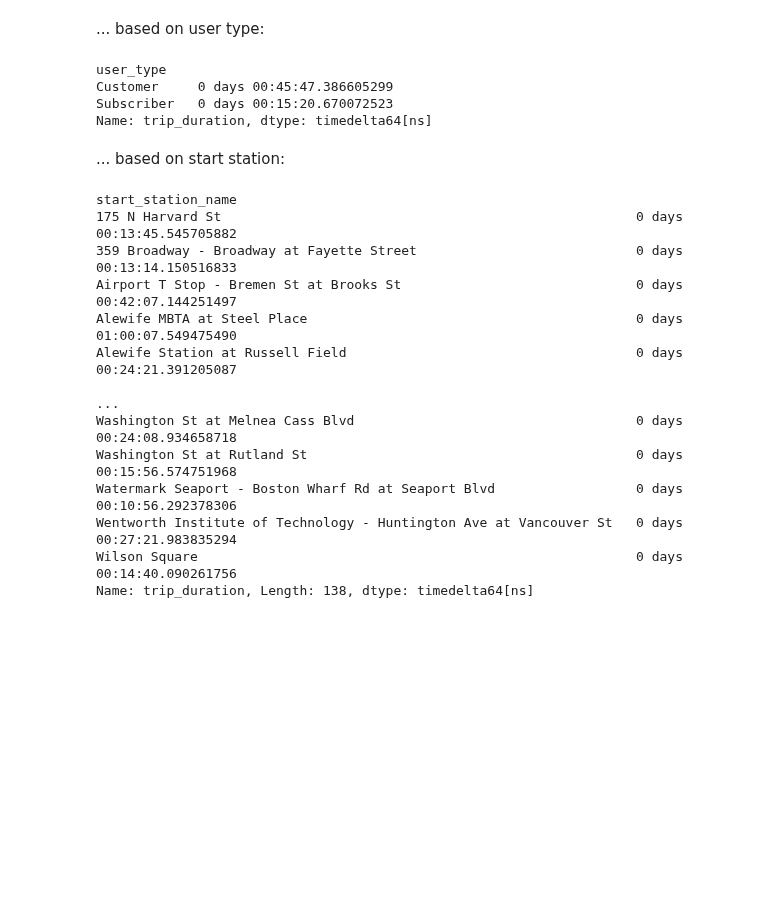
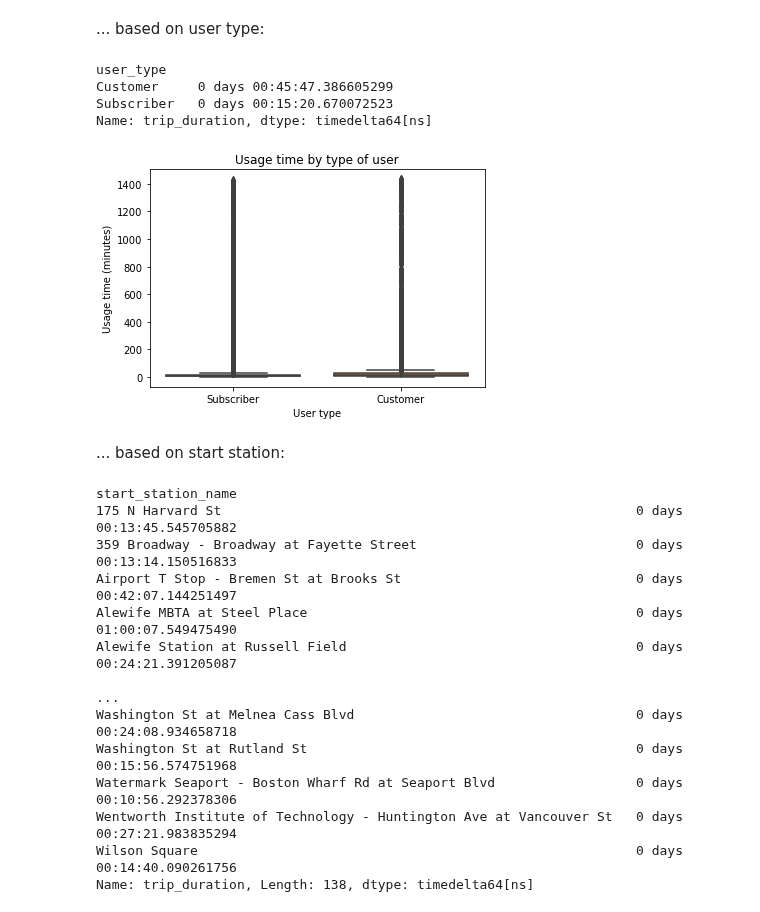
Before and after one commit to MoritzWagner13/Machine-Learning, a Jupyter notebook: Code.ipynb, the cells around one changed output. Drawn from its saved outputs; the diff is of its cells as text; code cells hidden in the pictures; blank space fills up the shorter version.

```diff
--- a/Code.ipynb
+++ b/Code.ipynb
@@ -478,6 +527,15 @@ user_type
 Customer     0 days 00:45:47.386605299
 Subscriber   0 days 00:15:20.670072523
 Name: trip_duration, dtype: timedelta64[ns]
+# %%
+# Plotting
+sns.boxplot(x='user_type', y='td_min', data=bs_hour)
+plt.title('Usage time by type of user')
+plt.xlabel('User type')
+plt.ylabel('Usage time (minutes)')
+plt.show()
+# %% [output]
+[figure, added]
 # %% [markdown]
 ... based on start station:
 # %%
```
Also changed, not shown: parts of 12 cells of this notebook.
